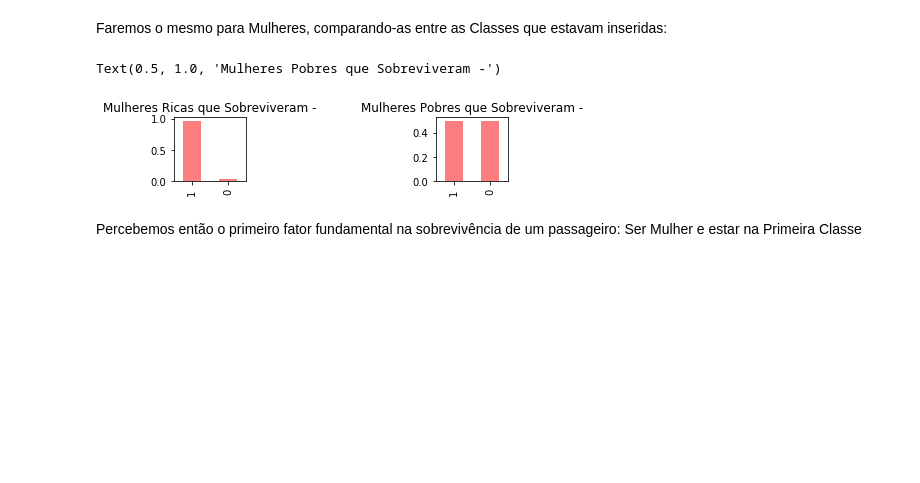
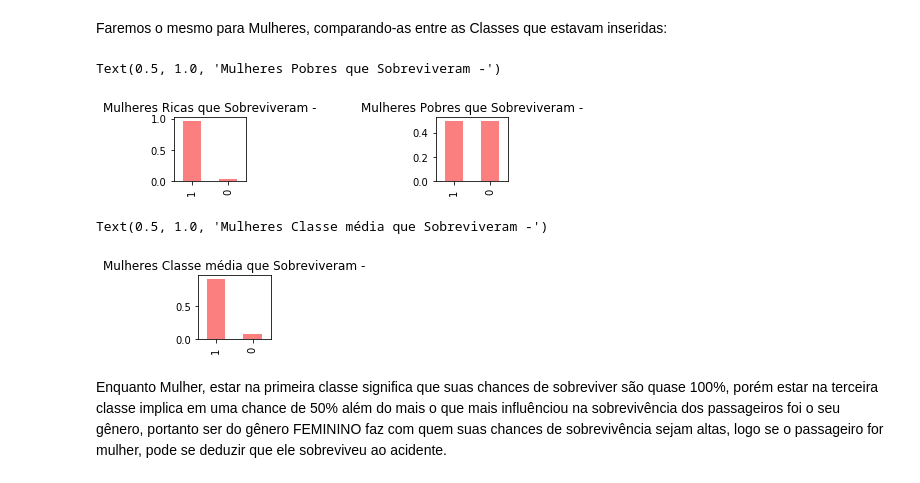
Before and after one commit to GuibaGold/titanic-challenge, a Jupyter notebook: vizualizacao.ipynb, the cells around one changed output. Cells and saved outputs as stored; diff of their text form; code cells hidden in the pictures; blank space fills up the shorter version.

```diff
--- a/vizualizacao.ipynb
+++ b/vizualizacao.ipynb
@@ -146,5 +147,12 @@ plot.title("Mulheres Pobres que Sobreviveram -")
 # %% [output]
 Text(0.5, 1.0, 'Mulheres Pobres que Sobreviveram -')
 [figure]
-# %% [markdown]
-Percebemos então o primeiro fator fundamental na sobrevivência de um passageiro: Ser Mulher e estar na Primeira Classe
+# %%
+plot.subplot2grid((3,4), (2,0))
+quadro.Survived[(quadro.Sex == "female") & (quadro.Pclass == 2)].value_counts(normalize=True).plot(kind="bar", alpha=0.5, color= female_color)
+plot.title("Mulheres Classe média que Sobreviveram -")
+# %% [output]
+Text(0.5, 1.0, 'Mulheres Classe média que Sobreviveram -')
+[figure, added]
+# %% [markdown]
+Enquanto Mulher, estar na primeira classe significa que suas chances de sobreviver são quase 100%, porém estar na terceira classe implica em uma chance de 50% além do mais o que mais influênciou na sobrevivência dos passageiros foi o seu gênero, portanto ser do gênero FEMININO faz com quem suas chances de sobrevivência sejam altas, logo se o passageiro for mulher, pode se deduzir que ele sobreviveu ao acidente.
```
Also changed, not shown: parts of 2 cells of this notebook, 3 other files.
